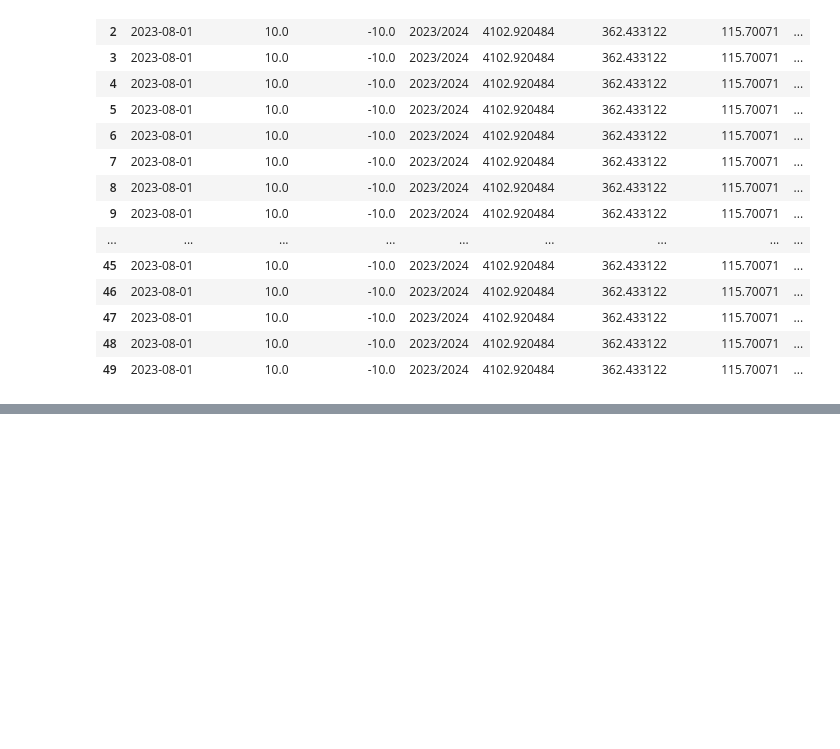
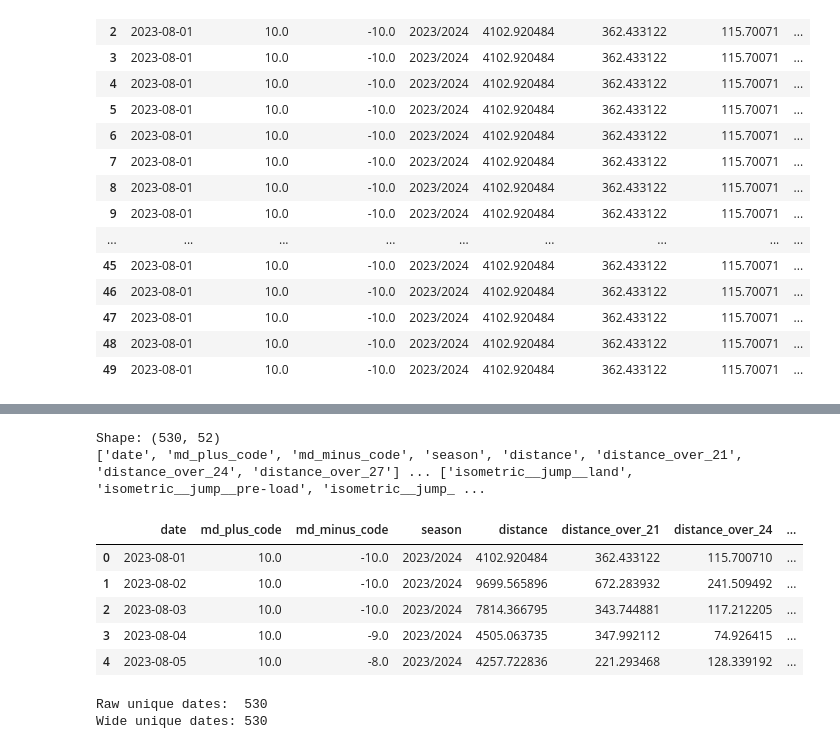
Before and after one commit to thomasrenwickm/Sports-Analytics-Project, a Jupyter notebook: EDA/merged_df.ipynb, the cells around one changed output, grey strips where cells are left out. Saved outputs shown, nothing was run; the diff lists cells and outputs as text; code cells hidden in the pictures; blank space fills up the shorter version.

```diff
--- a/EDA/merged_df.ipynb
+++ b/EDA/merged_df.ipynb
@@ -265,0 +421,79 @@ pre_clean_full_merge.head(50)
+# %%
+# 1) Extract your static features (one row per date)
+static_cols = [
+    'date','md_plus_code','md_minus_code','season',
+    'distance','distance_over_21','distance_over_24','distance_over_27',
+    'accel_decel_over_2_5','accel_decel_over_3_5','accel_decel_over_4_5',
+    'day_duration','peak_speed',
+    'hr_zone_1_hms','hr_zone_2_hms','hr_zone_3_hms','hr_zone_4_hms','hr_zone_5_hms',
+    'season'
+]
+static_df = (
+    pre_clean_full_merge[static_cols]
+      .drop_duplicates(subset='date')
+      .set_index('date')
+)
+
+# 2) Pivot metric → recovery_value
+metric_df = (
+    pre_clean_full_merge
+      .pivot_table(
+         index='date',
+         columns='metric',
+         values='recovery_value',
+         aggfunc='first'
+      )
+)
+# Drop any columns that collide with static_df
+metric_df = metric_df.drop(columns=static_df.columns.intersection(metric_df.columns),
+                           errors='ignore')
+
+# 3) Build a combo key and pivot → benchmarkPct
+combo_df = (
+    pre_clean_full_merge
+      .assign(
+         combo=lambda df: (
+           df['expression'] + '__' +
+           df['movement']   + '__' +
+           df['quality']
+         )
+      )
+      .pivot_table(
+         index='date',
+         columns='combo',
+         values='benchmarkPct',
+         aggfunc='first'
+      )
+)
+# Drop overlapping columns here too
+combo_df = combo_df.drop(columns=static_df.columns.intersection(combo_df.columns),
+                         errors='ignore')
+
+# 4) Concatenate all pieces into one wide DataFrame
+wide = pd.concat([static_df, metric_df, combo_df], axis=1).reset_index()
+
+# 5) (Optional) Fill any NaNs in the new metric/combo columns with 0
+wide.fillna(0, inplace=True)
+
+# 6) Inspect
+print("Shape:", wide.shape)
+print(wide.columns.tolist()[:8], "...", wide.columns.tolist()[-8:])
+wide.head()
+# %% [output]
+Shape: (530, 52)
+['date', 'md_plus_code', 'md_minus_code', 'season', 'distance', 'distance_over_21', 'distance_over_24', 'distance_over_27'] ... ['isometric__jump__land', 'isometric__jump__pre-load', 'isometric__jump_ ...
+|  | date | md_plus_code | md_minus_code | season | distance | distance_over_21 | distance_over_24 | ... |
+| 0 | 2023-08-01 | 10.0 | -10.0 | 2023/2024 | 4102.920484 | 362.433122 | 115.700710 | ... |
+| 1 | 2023-08-02 | 10.0 | -10.0 | 2023/2024 | 9699.565896 | 672.283932 | 241.509492 | ... |
+| 2 | 2023-08-03 | 10.0 | -10.0 | 2023/2024 | 7814.366795 | 343.744881 | 117.212205 | ... |
+| 3 | 2023-08-04 | 10.0 | -9.0 | 2023/2024 | 4505.063735 | 347.992112 | 74.926415 | ... |
+| 4 | 2023-08-05 | 10.0 | -8.0 | 2023/2024 | 4257.722836 | 221.293468 | 128.339192 | ... |
+# %%
+n_dates_raw = pre_clean_full_merge['date'].nunique()
+n_dates_wide = wide['date'].nunique()
+print(f"Raw unique dates:  {n_dates_raw}")
+print(f"Wide unique dates: {n_dates_wide}")
+assert n_dates_raw == n_dates_wide, " Row‐count mismatch!"
+# %% [output]
+Raw unique dates:  530
+Wide unique dates: 530
```
Also changed, not shown: parts of 26 cells of this notebook.
